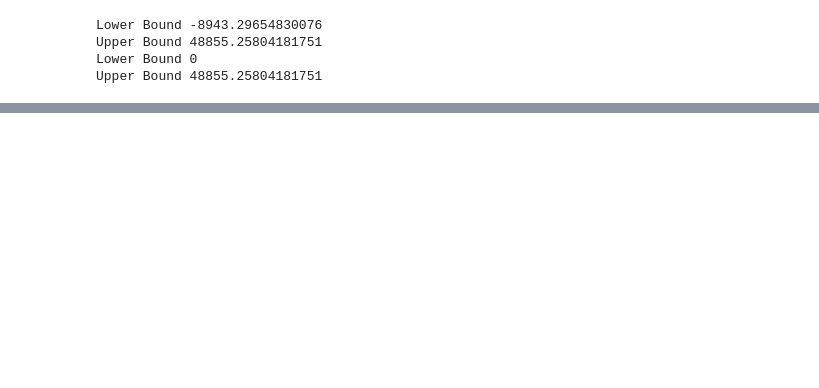
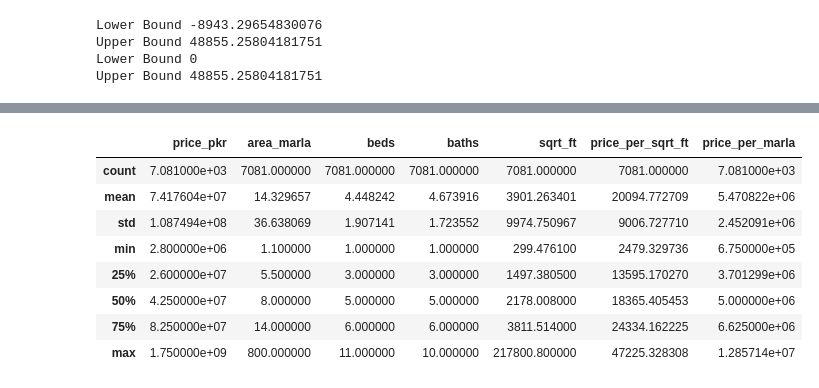
Before and after one commit to aliturab99/Islamabad_House_price_prediction_ML_Project, a Jupyter notebook: Zameen_com_Islamabad_Properties_Data_Science_Project.ipynb, the cells around one changed output, grey strips where cells are left out. Drawn from its saved outputs; the diff is of its cells as text; code cells hidden in the pictures; blank space fills up the shorter version.

```diff
--- a/Zameen_com_Islamabad_Properties_Data_Science_Project.ipynb
+++ b/Zameen_com_Islamabad_Properties_Data_Science_Project.ipynb
@@ -310,0 +322,12 @@ display(df6.describe())
+# %%
+df7.describe()
+# %% [output]
+|  | price_pkr | area_marla | beds | baths | sqrt_ft | price_per_sqrt_ft | price_per_marla |
+| count | 7.081000e+03 | 7081.000000 | 7081.000000 | 7081.000000 | 7081.000000 | 7081.000000 | 7.081000e+03 |
+| mean | 7.417604e+07 | 14.329657 | 4.448242 | 4.673916 | 3901.263401 | 20094.772709 | 5.470822e+06 |
+| std | 1.087494e+08 | 36.638069 | 1.907141 | 1.723552 | 9974.750967 | 9006.727710 | 2.452091e+06 |
+| min | 2.800000e+06 | 1.100000 | 1.000000 | 1.000000 | 299.476100 | 2479.329736 | 6.750000e+05 |
+| 25% | 2.600000e+07 | 5.500000 | 3.000000 | 3.000000 | 1497.380500 | 13595.170270 | 3.701299e+06 |
+| 50% | 4.250000e+07 | 8.000000 | 5.000000 | 5.000000 | 2178.008000 | 18365.405453 | 5.000000e+06 |
+| 75% | 8.250000e+07 | 14.000000 | 6.000000 | 6.000000 | 3811.514000 | 24334.162225 | 6.625000e+06 |
+| max | 1.750000e+09 | 800.000000 | 11.000000 | 10.000000 | 217800.800000 | 47225.328308 | 1.285714e+07 |
```
Also changed, not shown: parts of 24 cells of this notebook.
